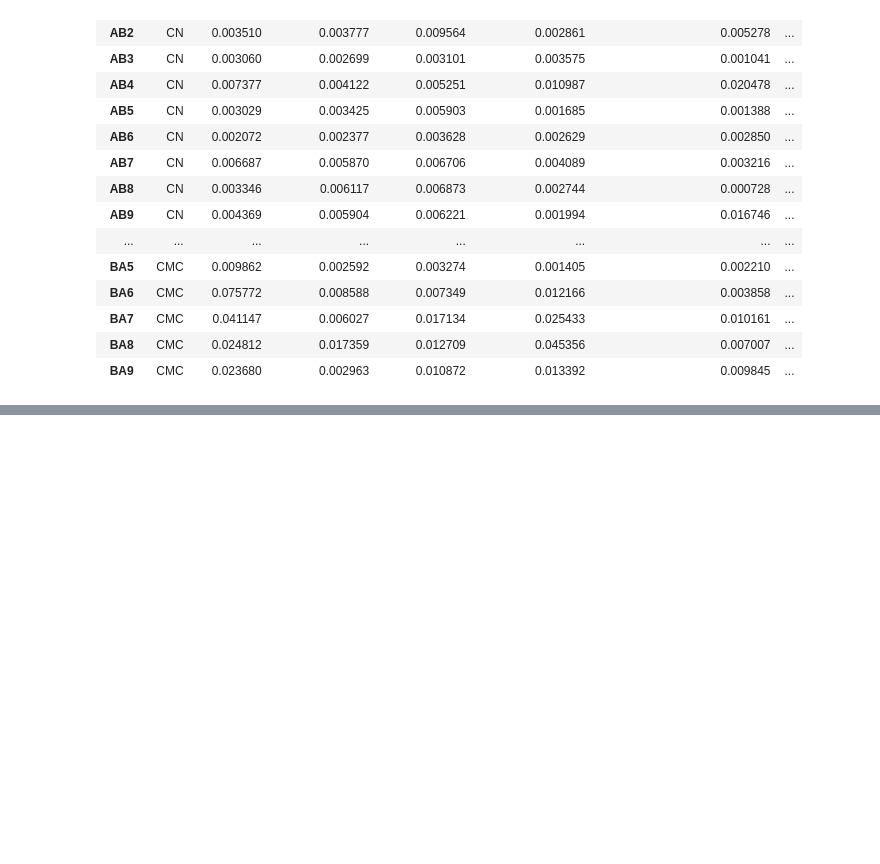
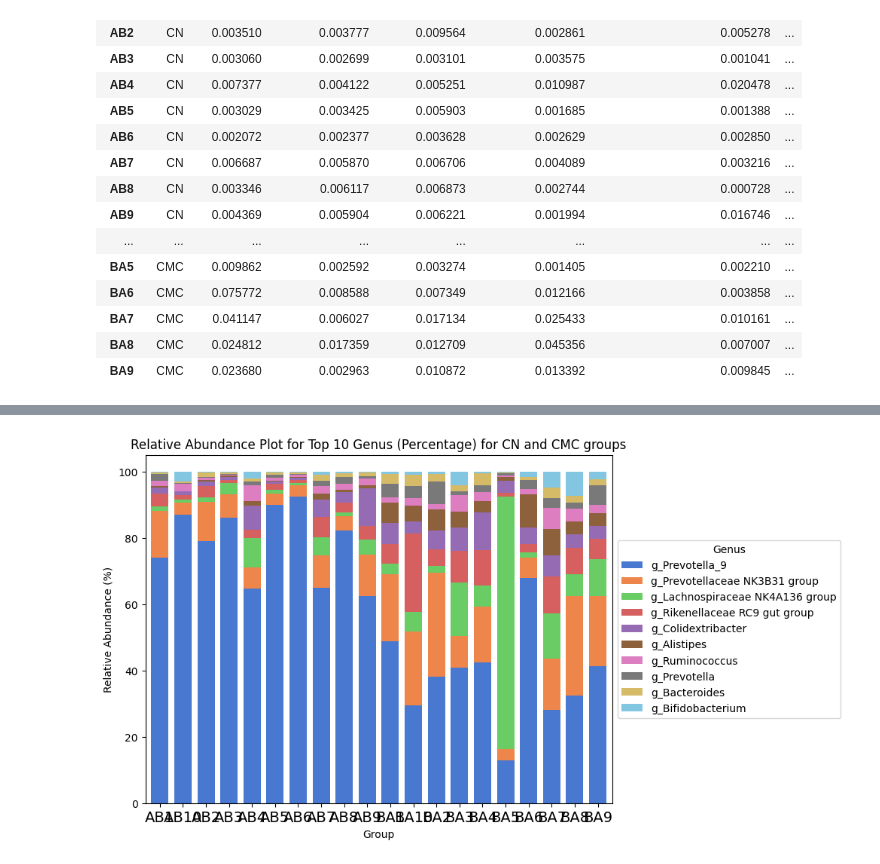
Before and after one commit to 100ika/rats27.07, a Jupyter notebook: 28.08.ipynb, the cells around one changed output, grey strips where cells are left out. Saved outputs shown, nothing was run; the diff lists cells and outputs as text; code cells hidden in the pictures; blank space fills up the shorter version.

```diff
--- a/28.08.ipynb
+++ b/28.08.ipynb
@@ -266,0 +278,44 @@ plt.show()
+# %%
+import pandas as pd
+import matplotlib.pyplot as plt
+import seaborn as sns
+import pandas as pd
+from io import StringIO
+
+
+df = merged_deleted_cmc_rel_dropped.copy()
+
+# Rename the column for clarity
+df = df.rename(columns={"merged_deleted_cmc_rel_dropped": "Group"})
+
+# Filter data for only CN and CMC groups
+df_filtered = df[df["Group"].isin(["CN", "CMC"])]
+
+# Transform the data for visualization
+data = df_filtered.drop(columns=["Group"]).reset_index()
+data = data.melt(id_vars=["index"], var_name="Genus", value_name="Relative Abundance")
+pivot_data = data.pivot_table(index="index", columns="Genus", values="Relative Abundance", fill_value=0)
+
+top_10_genus = pivot_data.sum(axis=0).nlargest(10).index
+top_10_data = pivot_data[top_10_genus]
+
+normalized_data = top_10_data.div(top_10_data.sum(axis=1), axis=0) * 100
+palette = sns.color_palette("muted", n_colors=10)
+
+# 4. Визуализация
+fig, ax = plt.subplots(figsize=(10, 6))
+normalized_data.plot(kind="bar", stacked=True, color=palette, ax=ax, width=0.75)
+
+plt.title("Relative Abundance Plot for Top 10 Genus (Percentage) for CN and CMC groups")
+plt.xlabel("Group")
+plt.ylabel("Relative Abundance (%)")
+plt.xticks(rotation=0, fontsize=14)
+
+# Создание легенды вне графика
+box = ax.get_position()
+ax.set_position([box.x0, box.y0, box.width * 0.8, box.height])
+ax.legend(title="Genus", loc="center left", bbox_to_anchor=(1, 0.5))
+
+plt.show()
+# %% [output]
+[figure, added]
```
Also changed, not shown: parts of 11 cells of this notebook, 36 other files.
